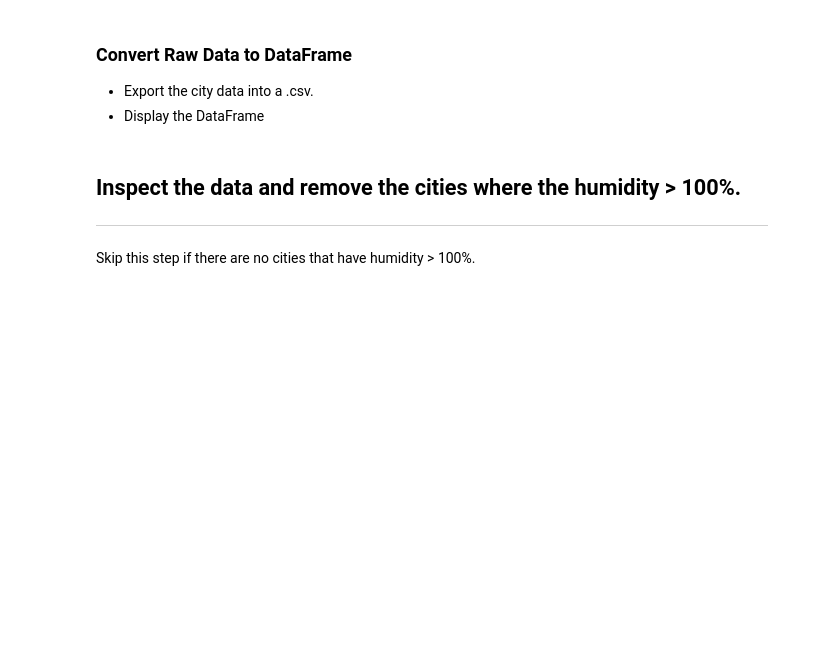
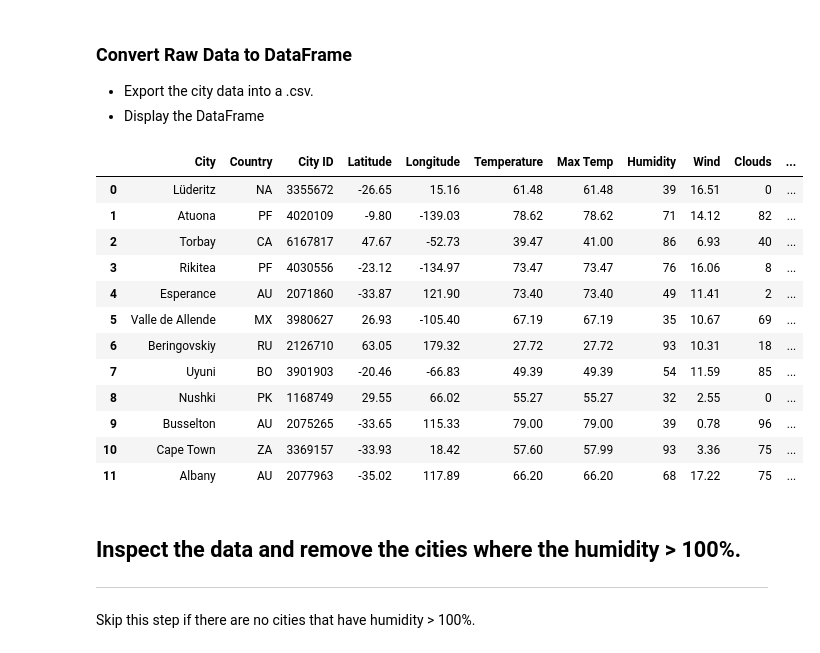
Before and after one commit to walaha2002/python-api-challenge, a Jupyter notebook: WeatherPy/starter_code/WeatherPy.ipynb, the cells around one changed output. Cells and saved outputs as stored; diff of their text form; code cells hidden in the pictures; blank space fills up the shorter version.

Commit message:
Makes dataframe from weather data in api calls

```diff
--- a/WeatherPy/starter_code/WeatherPy.ipynb
+++ b/WeatherPy/starter_code/WeatherPy.ipynb
@@ -212,3 +202,31 @@ city_df.head()
+# %%
+# pharaoh_df = pd.DataFrame(
+#     {
+#         "Dynasty": ["Early Dynastic Period", "Old Kingdom", "Tut Times"],
+#          "Pharaoh": ["Thinis", "Memphis","Tut"]
+#     }
+# )
+weather={"City":cityagain,"Country":countryagain,"City ID":cityid,"Latitude":lat,"Longitude":long,"Temperature":temp,"Max Temp":maxtemp,"Humidity":humidity,"Wind":wind,"Clouds":clouds,"Date":date}
+weather_df=pd.DataFrame(weather)
+weather_df
+# weather_df=pd.DataFrame({"City":[cityid]})
+# weather_df
+# summary_df=pd.DataFrame({"Total Schools":[number_schools],"Total Students":[number_students],"Total Budget":[total_budget],"Average Math Score":[average_math_score],"Average Reading Score":[average_reading_score],"% Passing Math":[percent_pass_math],"% Passing Reading":[percent_pass_reading],"% Overall Passing":[percent_pass_both]})
+# city_df.to_csv(output_data_file, index=None, header=True)
+# %% [output]
+|  | City | Country | City ID | Latitude | Longitude | Temperature | Max Temp | Humidity | Wind | Clouds | ... |
+| 0 | Lüderitz | NA | 3355672 | -26.65 | 15.16 | 61.48 | 61.48 | 39 | 16.51 | 0 | ... |
+| 1 | Atuona | PF | 4020109 | -9.80 | -139.03 | 78.62 | 78.62 | 71 | 14.12 | 82 | ... |
+| 2 | Torbay | CA | 6167817 | 47.67 | -52.73 | 39.47 | 41.00 | 86 | 6.93 | 40 | ... |
+| 3 | Rikitea | PF | 4030556 | -23.12 | -134.97 | 73.47 | 73.47 | 76 | 16.06 | 8 | ... |
+| 4 | Esperance | AU | 2071860 | -33.87 | 121.90 | 73.40 | 73.40 | 49 | 11.41 | 2 | ... |
+| 5 | Valle de Allende | MX | 3980627 | 26.93 | -105.40 | 67.19 | 67.19 | 35 | 10.67 | 69 | ... |
+| 6 | Beringovskiy | RU | 2126710 | 63.05 | 179.32 | 27.72 | 27.72 | 93 | 10.31 | 18 | ... |
+| 7 | Uyuni | BO | 3901903 | -20.46 | -66.83 | 49.39 | 49.39 | 54 | 11.59 | 85 | ... |
+| 8 | Nushki | PK | 1168749 | 29.55 | 66.02 | 55.27 | 55.27 | 32 | 2.55 | 0 | ... |
+| 9 | Busselton | AU | 2075265 | -33.65 | 115.33 | 79.00 | 79.00 | 39 | 0.78 | 96 | ... |
+| 10 | Cape Town | ZA | 3369157 | -33.93 | 18.42 | 57.60 | 57.99 | 93 | 3.36 | 75 | ... |
+| 11 | Albany | AU | 2077963 | -35.02 | 117.89 | 66.20 | 66.20 | 68 | 17.22 | 75 | ... |
 # %% [markdown]
 ## Inspect the data and remove the cities where the humidity > 100%.
 ----
```
Also changed, not shown: parts of 2 cells of this notebook.
